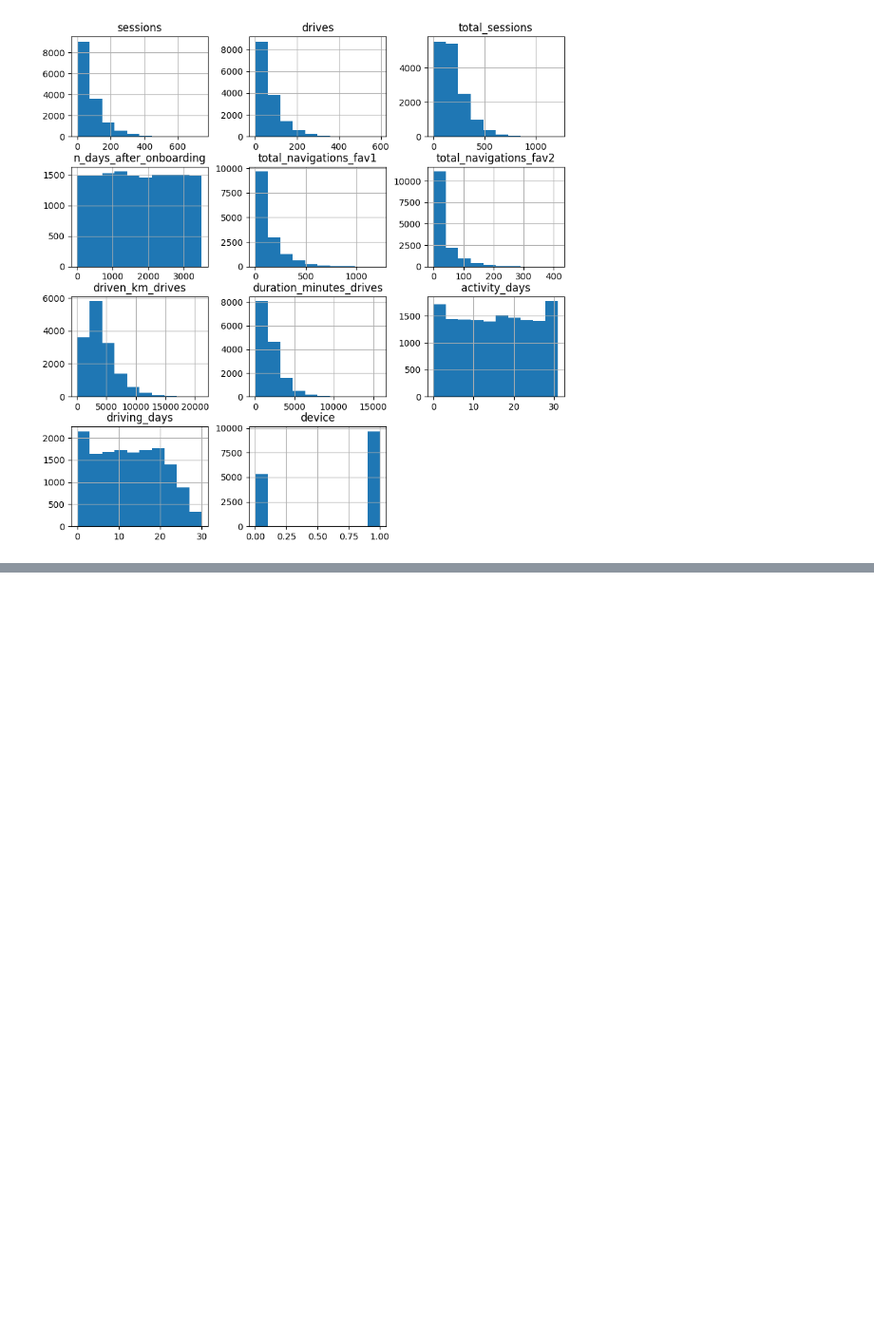
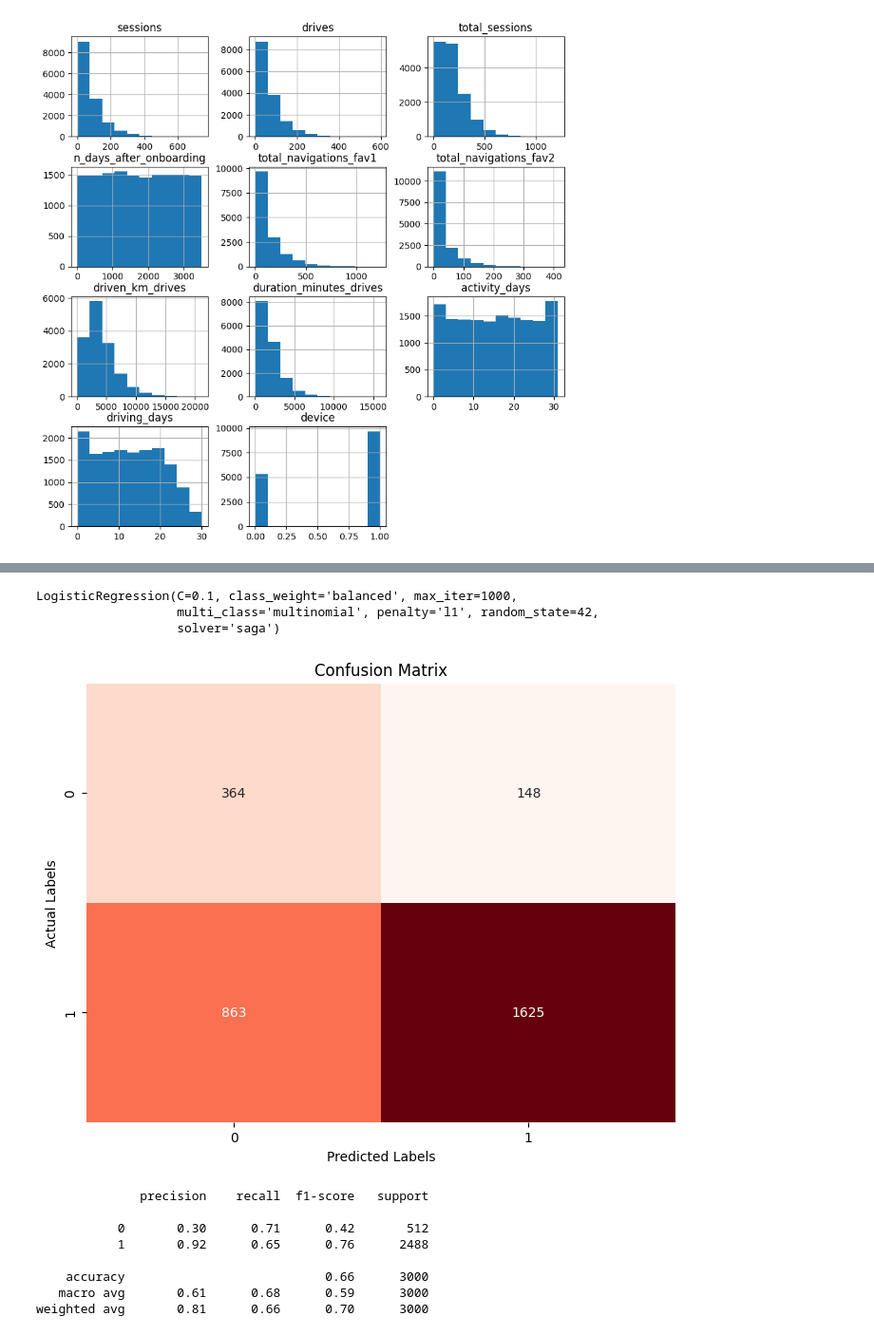
Before and after one commit to MohamedAhmedMustafa/Waze_Customer_Churn_Analysis, a Jupyter notebook: Waze_Customer_Churn_Analysis.ipynb, the cells around one changed output, grey strips where cells are left out. Shown at 95% size. Drawn from its saved outputs; the diff is of its cells as text; code cells hidden in the pictures; blank space fills up the shorter version.

```diff
--- a/Waze_Customer_Churn_Analysis.ipynb
+++ b/Waze_Customer_Churn_Analysis.ipynb
@@ -198,0 +191,57 @@ X_train, X_test, y_train, y_test = train_test_split(X, y, test_size=0.2, random_
+# %%
+X_train = pca.transform(X_train)[:, :n_components_90_variance]
+# %%
+X_test = pca.transform(X_test)[:, :n_components_90_variance]
+# %%
+model = LogisticRegression(
+    penalty='l1',
+    dual=False,
+    tol=1e-4,
+    C=0.1,
+    fit_intercept=True,
+    intercept_scaling=1,
+    class_weight='balanced',  # Handling imbalance
+    random_state=42,
+    solver='saga',
+    max_iter=1000,
+    multi_class='multinomial',
+    verbose=0,
+    warm_start=False,
+    n_jobs=None,
+)
+
+smote = SMOTE(random_state=42)
+X_train_res, y_train_res = smote.fit_resample(X_train, y_train)
+
+model.fit(X_train_res, y_train_res)
+# %% [output]
+LogisticRegression(C=0.1, class_weight='balanced', max_iter=1000,
+                   multi_class='multinomial', penalty='l1', random_state=42,
+                   solver='saga')
+# %%
+y_prob = model.predict_proba(X_test)[:, 1]  # Get probabilities for class 1
+
+# Choose a custom threshold (e.g., 0.3) for classification
+threshold = 0.5
+y_pred_custom = (y_prob >= threshold).astype(int)
+
+# Evaluate the model
+cm = confusion_matrix(y_test, y_pred_custom)
+plt.figure(figsize=(8, 6))
+sns.heatmap(cm, annot=True, fmt='d', cmap='Reds', cbar=False)
+plt.title('Confusion Matrix')
+plt.ylabel('Actual Labels')
+plt.xlabel('Predicted Labels')
+plt.show()
+
+print(classification_report(y_test, y_pred_custom))
+# %% [output]
+[figure, added]
+              precision    recall  f1-score   support
+
+           0       0.30      0.71      0.42       512
+           1       0.92      0.65      0.76      2488
+
+    accuracy                           0.66      3000
+   macro avg       0.61      0.68      0.59      3000
+weighted avg       0.81      0.66      0.70      3000
```
Also changed, not shown: parts of 25 cells of this notebook.
